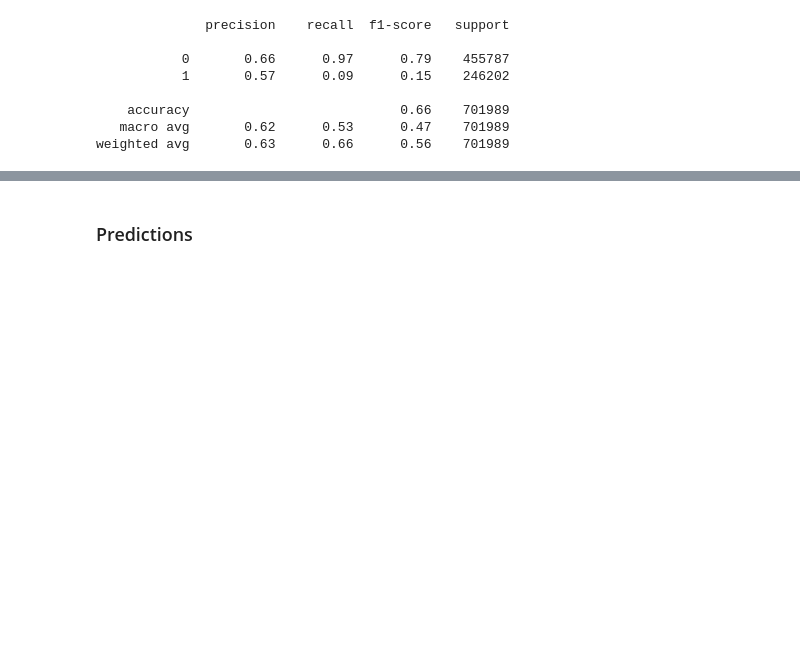
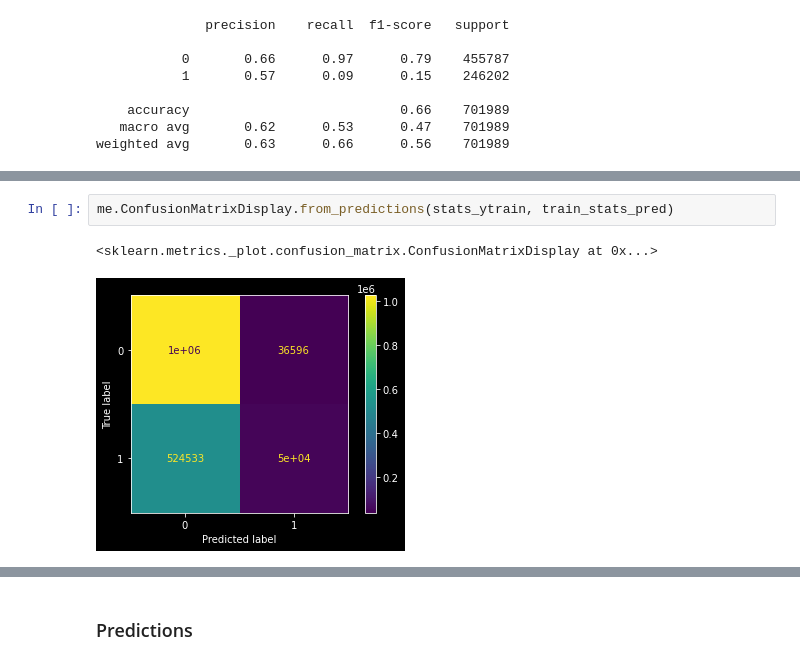
Before and after one commit to jsilke/flight-delay-prediction, a Jupyter notebook: Modelling/delay_probability.ipynb, the cells around one changed output, grey strips where cells are left out. Drawn from its saved outputs; the diff is of its cells as text; blank space fills up the shorter version.

```diff
--- a/Modelling/delay_probability.ipynb
+++ b/Modelling/delay_probability.ipynb
@@ -86,3 +67,8 @@ me.ConfusionMatrixDisplay.from_predictions(stats_ytest, stats_pred)
+# %%
+me.ConfusionMatrixDisplay.from_predictions(stats_ytrain, train_stats_pred)
+# %% [output]
+<sklearn.metrics._plot.confusion_matrix.ConfusionMatrixDisplay at 0x...>
+[figure, added]
 # %%
 me.RocCurveDisplay.from_predictions(stats_ytest, stats_pred)
 # %% [output]
```
Also changed, not shown: parts of 31 cells of this notebook, 1 other file.
